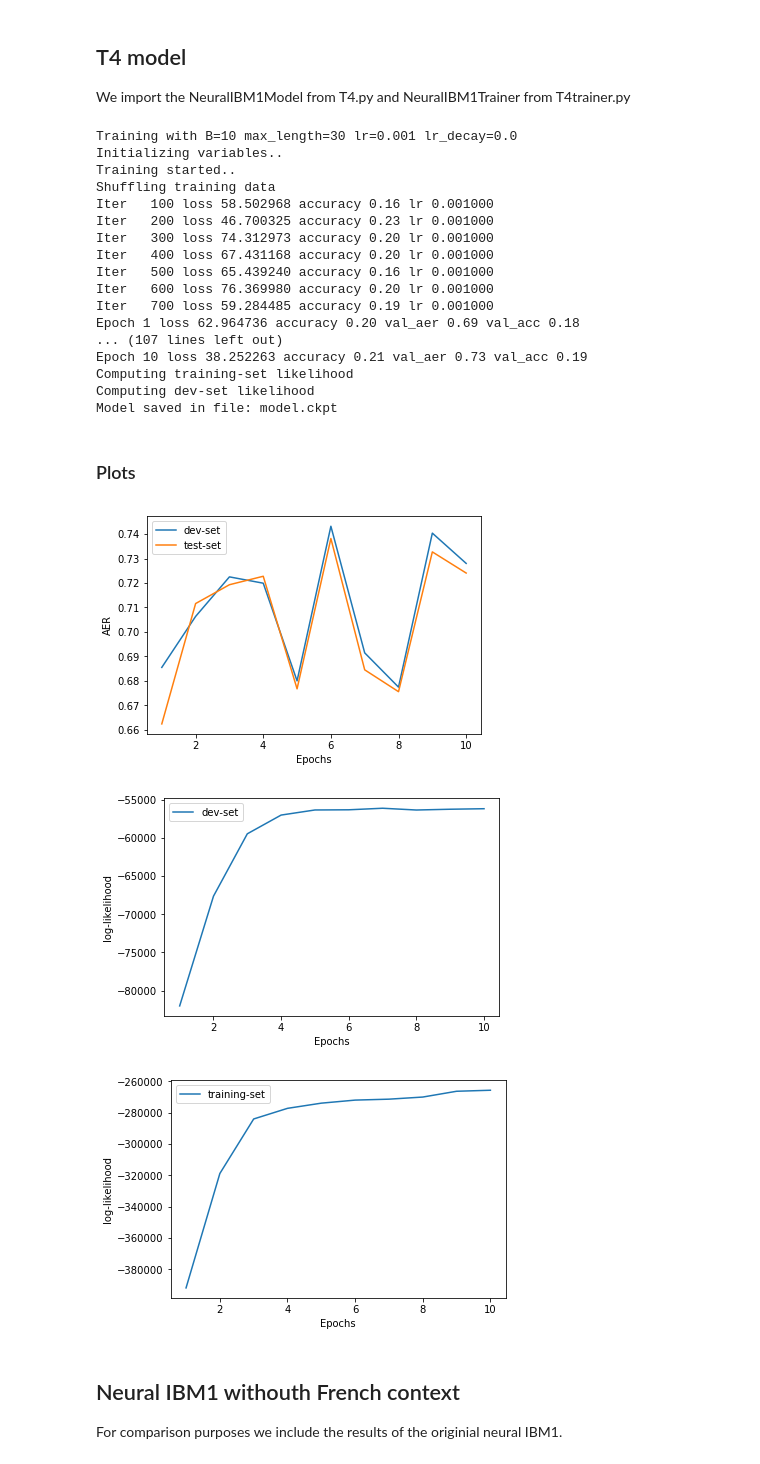
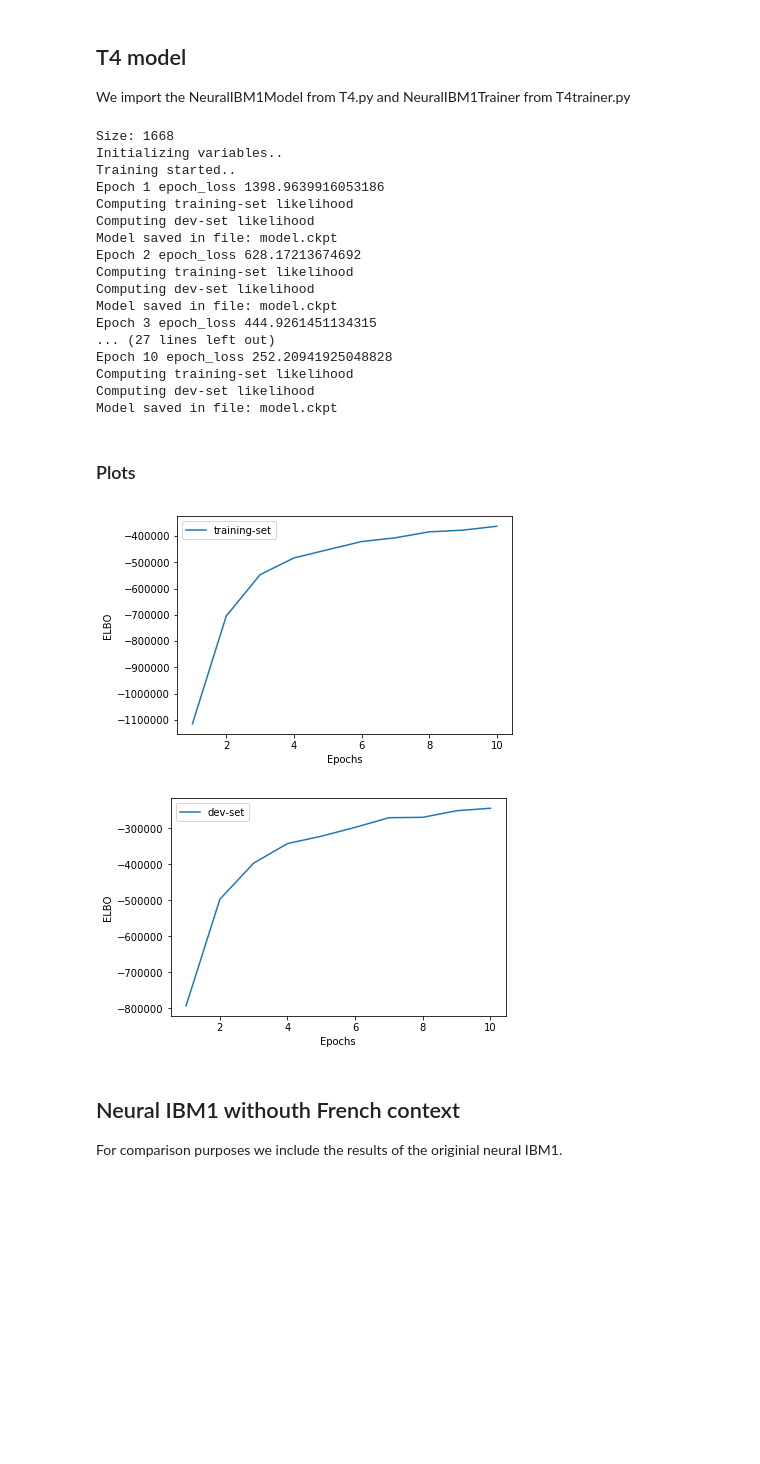
Before and after one commit to Fije/Variational_AutoEncoders, a Jupyter notebook: T4.ipynb, the cells around one changed output. Cells and saved outputs as stored; diff of their text form; code cells hidden in the pictures; blank space fills up the shorter version.

```diff
--- a/T4.ipynb
+++ b/T4.ipynb
@@ -51,8 +54,6 @@ We import the NeuralIBM1Model from T4.py and NeuralIBM1Trainer from T4trainer.py
 from T4 import VAE
 from T4trainer import VAETrainer
 # %%
-from vae_trainer import VAETrainer
-
 tf.reset_default_graph()
 
 with tf.Session() as sess:
@@ -61,11 +62,15 @@ with tf.Session() as sess:
     batch_size=64
     max_length=30
 
-    model = VAE(vocabulary=vocabulary, batch_size=batch_size,
+    model = VAE(vocabulary=vocabulary_e, batch_size=batch_size,
               emb_dim=64, rnn_dim=128, z_dim=64, context='gate')
-    trainer = VAETrainer(model, train_en_path, num_epochs=10,
-                  batch_size=batch_size, max_length=max_length,
-                  lr=0.001, lr_decay=0.0, session=sess)
+    trainer = VAETrainer(model, train_e_path, train_f_path,
+                         dev_e_path, dev_f_path, dev_wa,
+                         test_e_path, test_f_path, test_wa,
+                         num_epochs=10,
+                         batch_size=batch_size, max_length=max_length,
+                         lr=0.001, lr_decay=0.0, session=sess,
+                         max_num=2000) # small training corpus just to make testing new code easier
 
     print("Initializing variables..")
     sess.run(tf.global_variables_initializer())
@@ -74,61 +79,60 @@ with tf.Session() as sess:
     results = trainer.train()
     dev_AERs, test_AERs, train_ELBOs, dev_ELBOs = results
 # %% [output]
-Training with B=10 max_length=30 lr=0.001 lr_decay=0.0
+Size: 1668
 Initializing variables..
 Training started..
-Shuffling training data
-Iter   100 loss 58.502968 accuracy 0.16 lr 0.001000
-Iter   200 loss 46.700325 accuracy 0.23 lr 0.001000
-Iter   300 loss 74.312973 accuracy 0.20 lr 0.001000
-Iter   400 loss 67.431168 accuracy 0.20 lr 0.001000
-Iter   500 loss 65.439240 accuracy 0.16 lr 0.001000
-Iter   600 loss 76.369980 accuracy 0.20 lr 0.001000
-Iter   700 loss 59.284485 accuracy 0.19 lr 0.001000
-Epoch 1 loss 62.964736 accuracy 0.20 val_aer 0.69 val_acc 0.18
-... (107 lines left out)
-Epoch 10 loss 38.252263 accuracy 0.21 val_aer 0.73 val_acc 0.19
+Epoch 1 epoch_loss 1398.9639916053186
 Computing training-set likelihood
 Computing dev-set likelihood
 Model saved in file: model.ckpt
+Epoch 2 epoch_loss 628.17213674692
+Computing training-set likelihood
+Computing dev-set likelihood
+Model saved in file: model.ckpt
+Epoch 3 epoch_loss 444.9261451134315
+... (27 lines left out)
+Epoch 10 epoch_loss 252.20941925048828
+Computing training-set likelihood
+Computing dev-set likelihood
+Model saved in file: model.ckpt
 # %% [markdown]
 ### Plots
 # %%
 # plotting
 import matplotlib.pyplot as plt
 
-handles = []
-ax1 = plt.plot(range(1, len(dev_AERs)+1), dev_AERs, label='dev-set')
-handles.extend(ax1)
-ax2 = plt.plot(range(1, len(test_AERs)+1), test_AERs, label='test-set')
-handles.extend(ax2)
-plt.legend(handles=handles)
-plt.xlabel('Epochs')
-plt.ylabel('AER')
-plt.show()
-plt.clf()
+# handles = []
+# ax1 = plt.plot(range(1, len(dev_AERs)+1), dev_AERs, label='dev-set')
+# handles.extend(ax1)
+# ax2 = plt.plot(range(1, len(test_AERs)+1), test_AERs, label='test-set')
+# handles.extend(ax2)
+# plt.legend(handles=handles)
+# plt.xlabel('Epochs')
+# plt.ylabel('AER')
+# plt.show()
+# plt.clf()
 
 handles = []
 ax1 = plt.plot(range(1, len(train_ELBOs)+1), train_ELBOs, label='training-set')
 handles.extend(ax1)
 plt.legend(handles=handles)
 plt.xlabel('Epochs')
 plt.ylabel('ELBO')
 plt.show()
 plt.clf()
 
 handles = []
 ax1 = plt.plot(range(1, len(dev_ELBOs)+1), dev_ELBOs, label='dev-set')
 handles.extend(ax1)
 plt.legend(handles=handles)
 plt.xlabel('Epochs')
 plt.ylabel('ELBO')
 plt.show()
 plt.clf()
 # %% [output]
-[figure, old version]
+[figure, new version]
-[figure, old version]
+[figure, new version]
-[figure, removed]
 # %% [markdown]
 ## Neural IBM1 withouth French context
 
```
Also changed, not shown: parts of 1 cell of this notebook, 4 other files.
